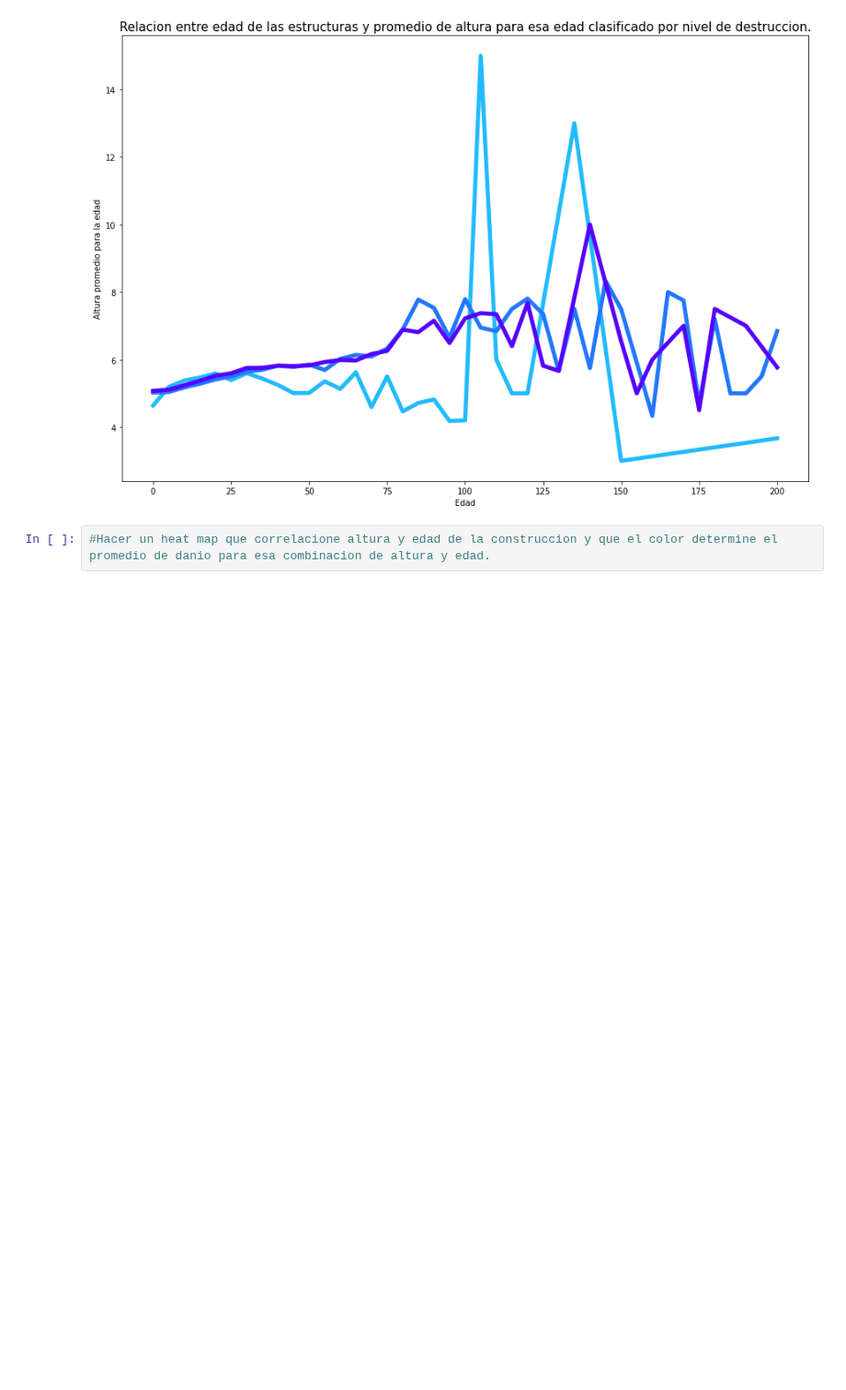
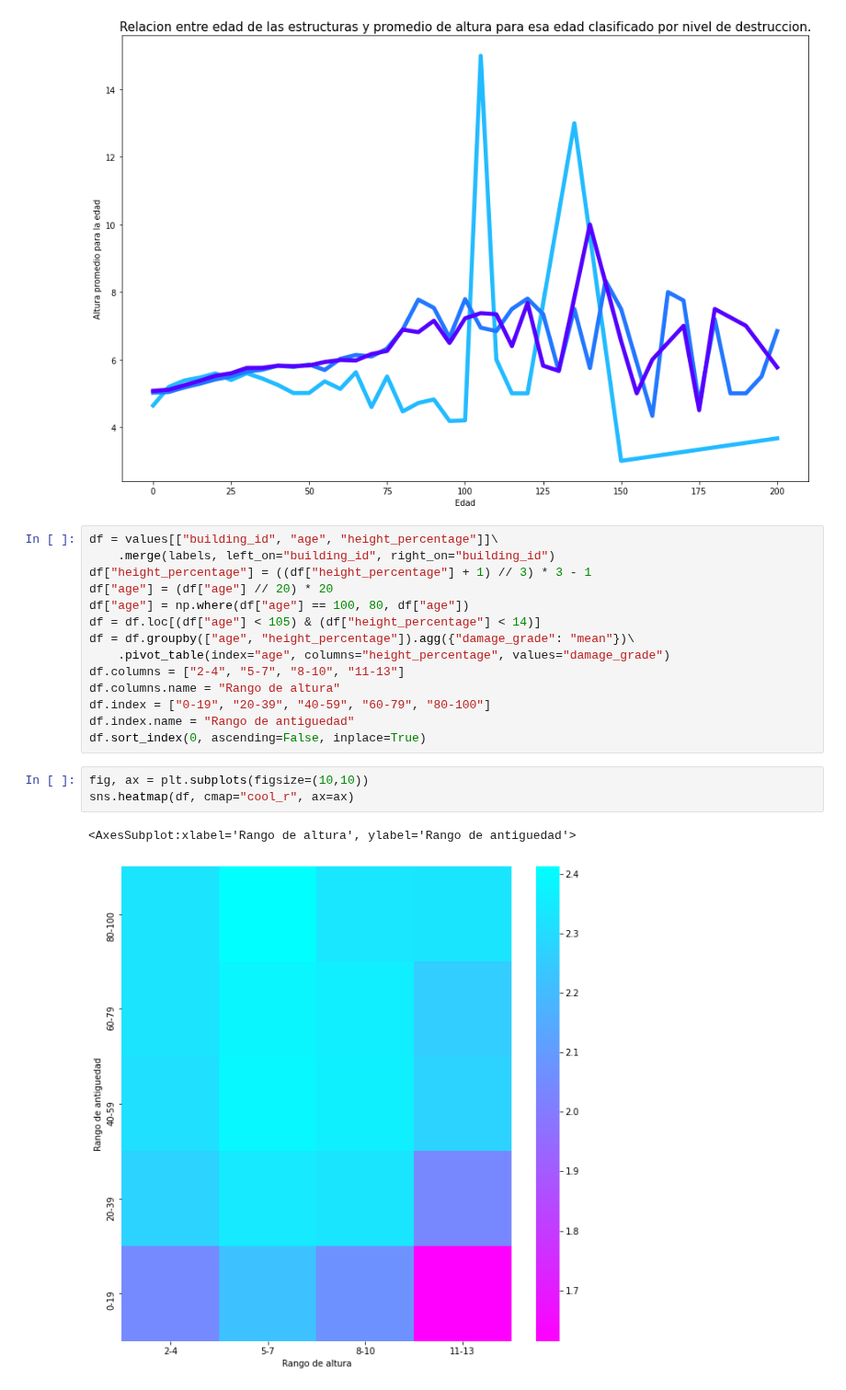
Before and after one commit to joaquinfontela/OrganizacionDeDatos-TP1, a Jupyter notebook: src/Correlations.ipynb, the cells around one changed output. Shown at 92% size. Cells and saved outputs as stored; diff of their text form; blank space fills up the shorter version.

Commit message:
add last graphic

```diff
--- a/src/Correlations.ipynb
+++ b/src/Correlations.ipynb
@@ -293,5 +293,23 @@ Try using .loc[row_indexer,col_indexer] = value instead
 See the caveats in the documentation: https://pandas.pydata.org/pandas-docs/stable/user_guide/indexing.html#returning-a-view-versus-a-copy
   df_damage_3["avg height for age"] = df_damage_3.groupby("age")["height_percentage"].transform("mean")
 [figure]
-# %%
-#Hacer un heat map que correlacione altura y edad de la construccion y que el color determine el promedio de danio para esa combinacion de altura y edad.
+# %%
+df = values[["building_id", "age", "height_percentage"]]\
+    .merge(labels, left_on="building_id", right_on="building_id")
+df["height_percentage"] = ((df["height_percentage"] + 1) // 3) * 3 - 1
+df["age"] = (df["age"] // 20) * 20
+df["age"] = np.where(df["age"] == 100, 80, df["age"])
+df = df.loc[(df["age"] < 105) & (df["height_percentage"] < 14)]
+df = df.groupby(["age", "height_percentage"]).agg({"damage_grade": "mean"})\
+    .pivot_table(index="age", columns="height_percentage", values="damage_grade")
+df.columns = ["2-4", "5-7", "8-10", "11-13"]
+df.columns.name = "Rango de altura"
+df.index = ["0-19", "20-39", "40-59", "60-79", "80-100"]
+df.index.name = "Rango de antiguedad"
+df.sort_index(0, ascending=False, inplace=True)
+# %%
+fig, ax = plt.subplots(figsize=(10,10))
+sns.heatmap(df, cmap="cool_r", ax=ax)
+# %% [output]
+<AxesSubplot:xlabel='Rango de altura', ylabel='Rango de antiguedad'>
+[figure, added]
```
